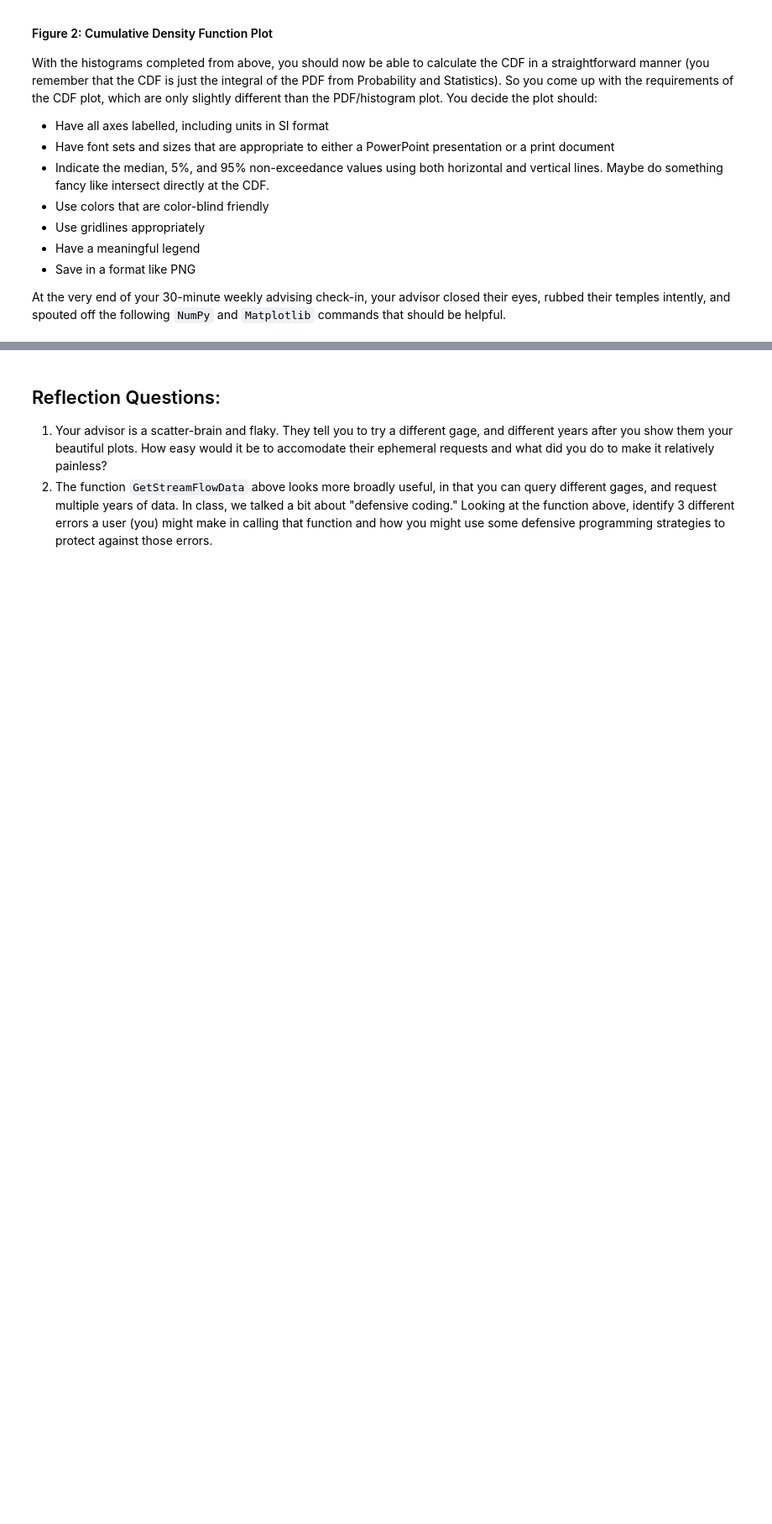
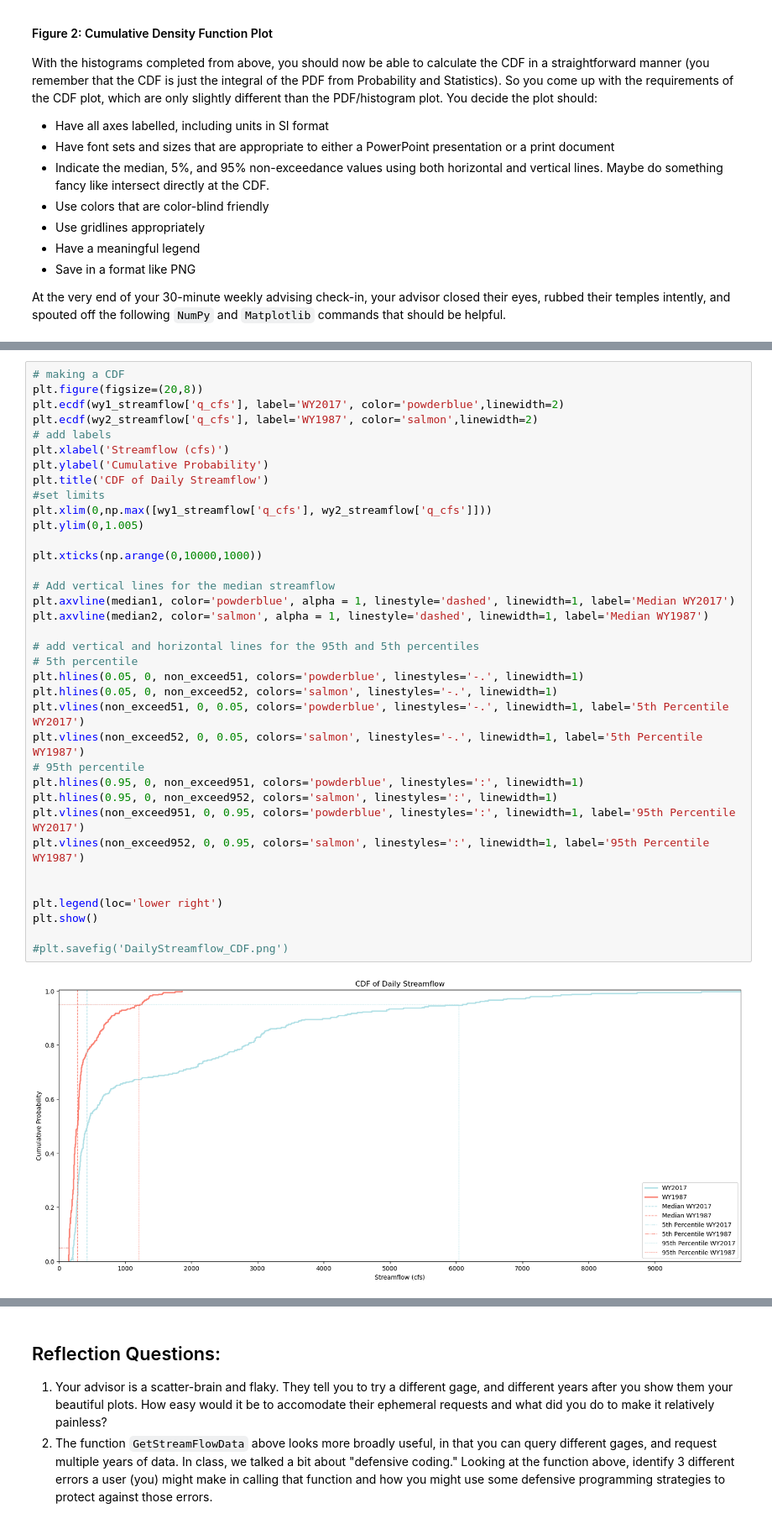
Before and after one commit to isabellawelk/iw-geos505, a Jupyter notebook: Unit 02/02.P Unit 02 Assignment.ipynb, the cells around one changed output, grey strips where cells are left out. Shown: that part at 84% size. Drawn from its saved outputs; the diff is of its cells as text; blank space fills up the shorter version.

```diff
--- a/Unit 02/02.P Unit 02 Assignment.ipynb
+++ b/Unit 02/02.P Unit 02 Assignment.ipynb
@@ -108,0 +173,38 @@ TypeError: cumsum() missing 1 required positional argument: 'a'
+# %%
+# making a CDF
+plt.figure(figsize=(20,8))
+plt.ecdf(wy1_streamflow['q_cfs'], label='WY2017', color='powderblue',linewidth=2)
+plt.ecdf(wy2_streamflow['q_cfs'], label='WY1987', color='salmon',linewidth=2)
+# add labels
+plt.xlabel('Streamflow (cfs)')
+plt.ylabel('Cumulative Probability')
+plt.title('CDF of Daily Streamflow')
+#set limits
+plt.xlim(0,np.max([wy1_streamflow['q_cfs'], wy2_streamflow['q_cfs']]))
+plt.ylim(0,1.005)
+
+plt.xticks(np.arange(0,10000,1000))
+
+# Add vertical lines for the median streamflow
+plt.axvline(median1, color='powderblue', alpha = 1, linestyle='dashed', linewidth=1, label='Median WY2017')
+plt.axvline(median2, color='salmon', alpha = 1, linestyle='dashed', linewidth=1, label='Median WY1987')
+
+# add vertical and horizontal lines for the 95th and 5th percentiles
+# 5th percentile
+plt.hlines(0.05, 0, non_exceed51, colors='powderblue', linestyles='-.', linewidth=1)
+plt.hlines(0.05, 0, non_exceed52, colors='salmon', linestyles='-.', linewidth=1)
+plt.vlines(non_exceed51, 0, 0.05, colors='powderblue', linestyles='-.', linewidth=1, label='5th Percentile WY2017')
+plt.vlines(non_exceed52, 0, 0.05, colors='salmon', linestyles='-.', linewidth=1, label='5th Percentile WY1987')
+# 95th percentile
+plt.hlines(0.95, 0, non_exceed951, colors='powderblue', linestyles=':', linewidth=1)
+plt.hlines(0.95, 0, non_exceed952, colors='salmon', linestyles=':', linewidth=1)
+plt.vlines(non_exceed951, 0, 0.95, colors='powderblue', linestyles=':', linewidth=1, label='95th Percentile WY2017')
+plt.vlines(non_exceed952, 0, 0.95, colors='salmon', linestyles=':', linewidth=1, label='95th Percentile WY1987')
+
+
+plt.legend(loc='lower right')
+plt.show()
+
+#plt.savefig('DailyStreamflow_CDF.png')
+# %% [output]
+[figure, added]
```
Also changed, not shown: parts of 8 cells of this notebook.
